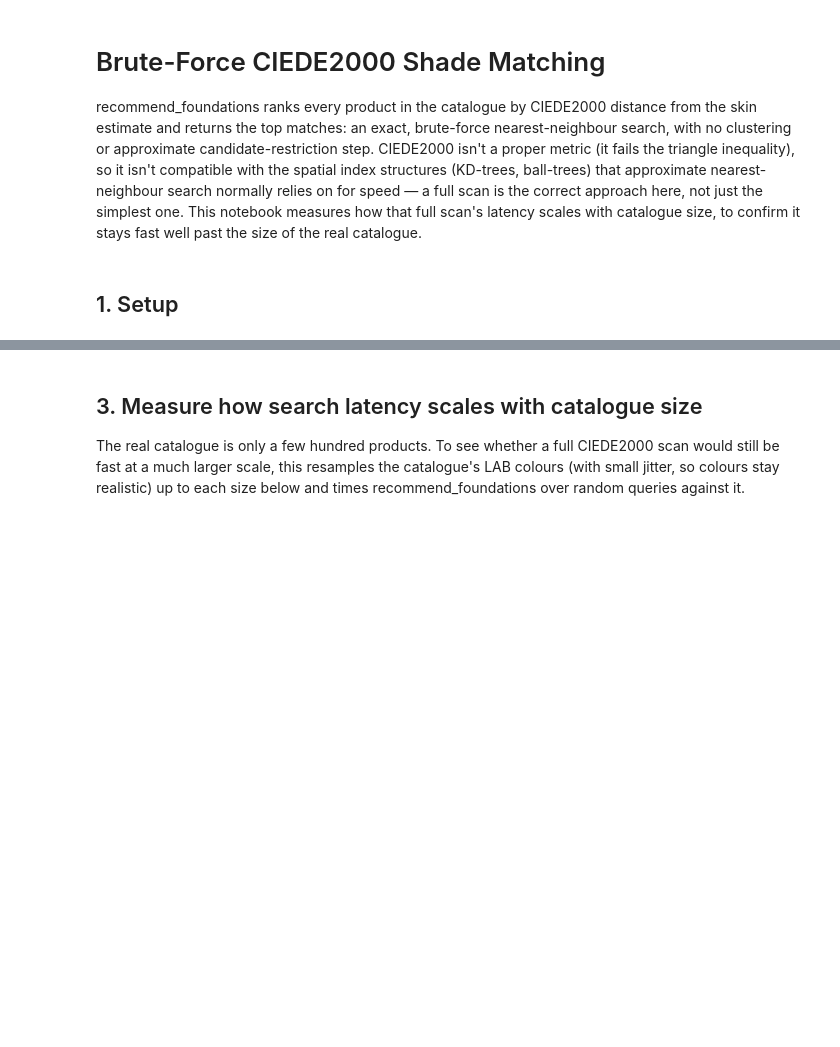
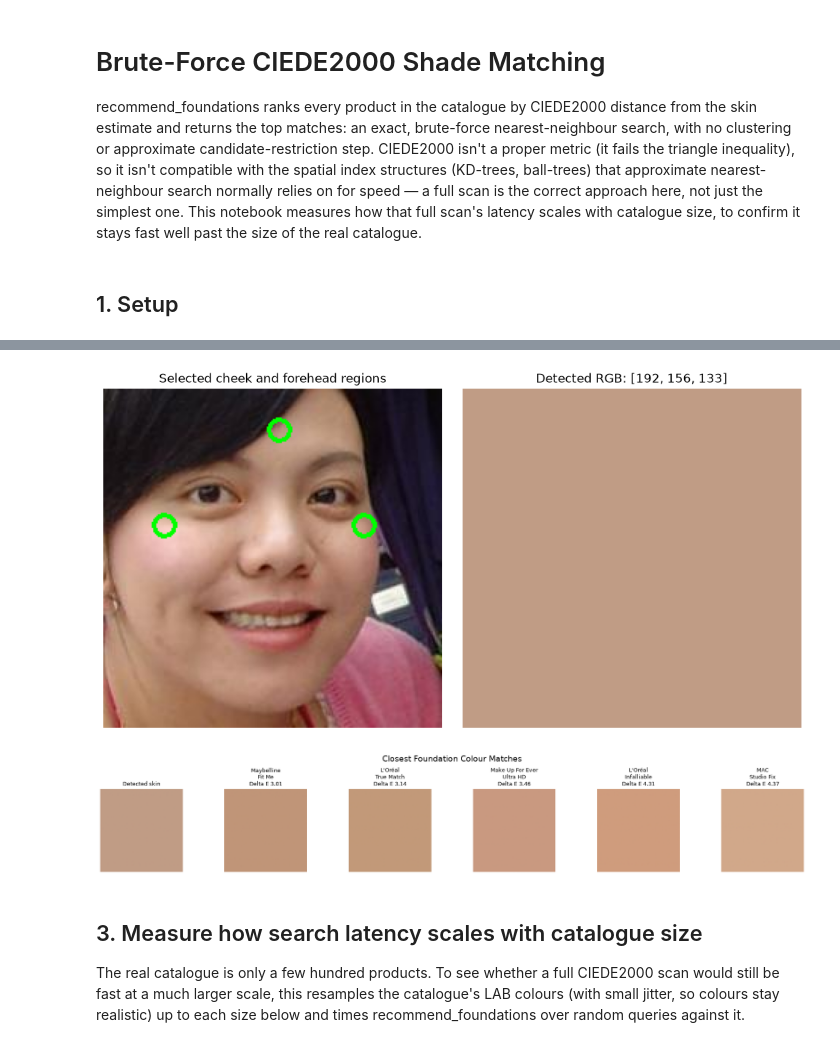
Before and after one commit to amafteeva/Predictive-beauty-analysis-using-computer-vision-and-machine-learning-, a Jupyter notebook: notebooks/03_brute_force_matching.ipynb, the cells around one changed output, grey strips where cells are left out. Cells and saved outputs as stored; diff of their text form; code cells hidden in the pictures; blank space fills up the shorter version.

```diff
--- a/notebooks/03_brute_force_matching.ipynb
+++ b/notebooks/03_brute_force_matching.ipynb
@@ -71,3 +287,12 @@ display(matches[["brand", "product", "hex", "color_distance"]])
+# %%
+plot_skin_preview(third_skin_tone)
+plt.show()
+
+plot_match_swatches(third_skin_tone.rgb, third_matches)
+plt.show()
+# %% [output]
+[figure, added]
+[figure, added]
 # %% [markdown]
 ## 3. Measure how search latency scales with catalogue size
 
```
Also changed, not shown: parts of 12 cells of this notebook, 1 other file.
